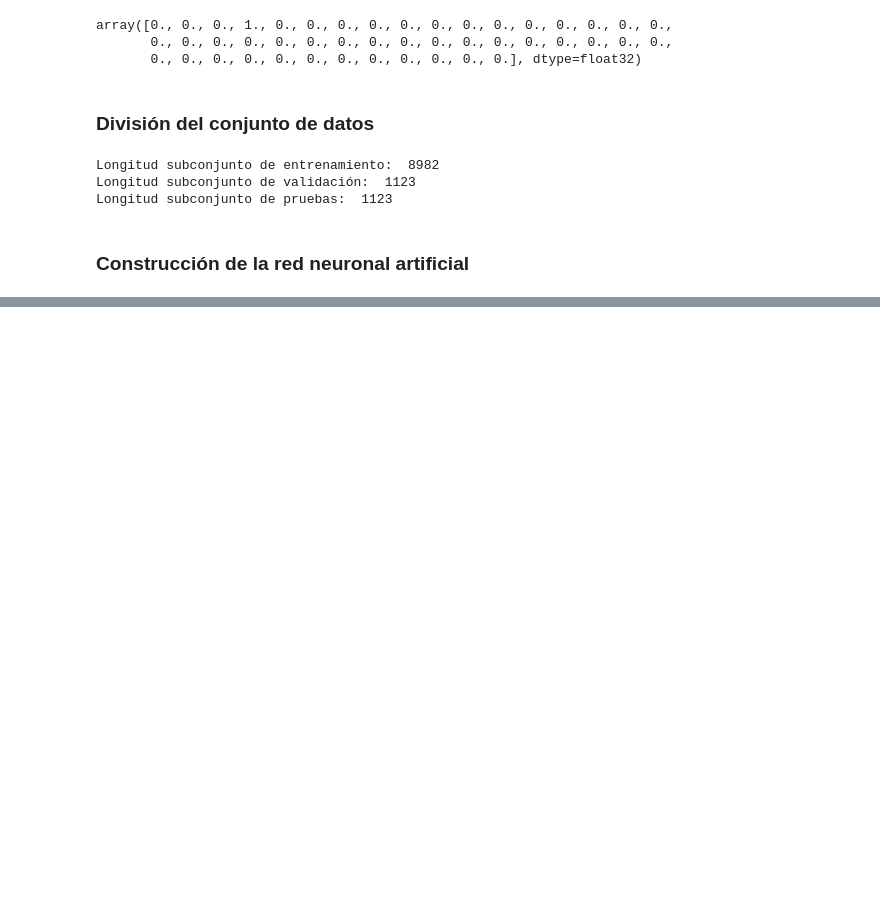
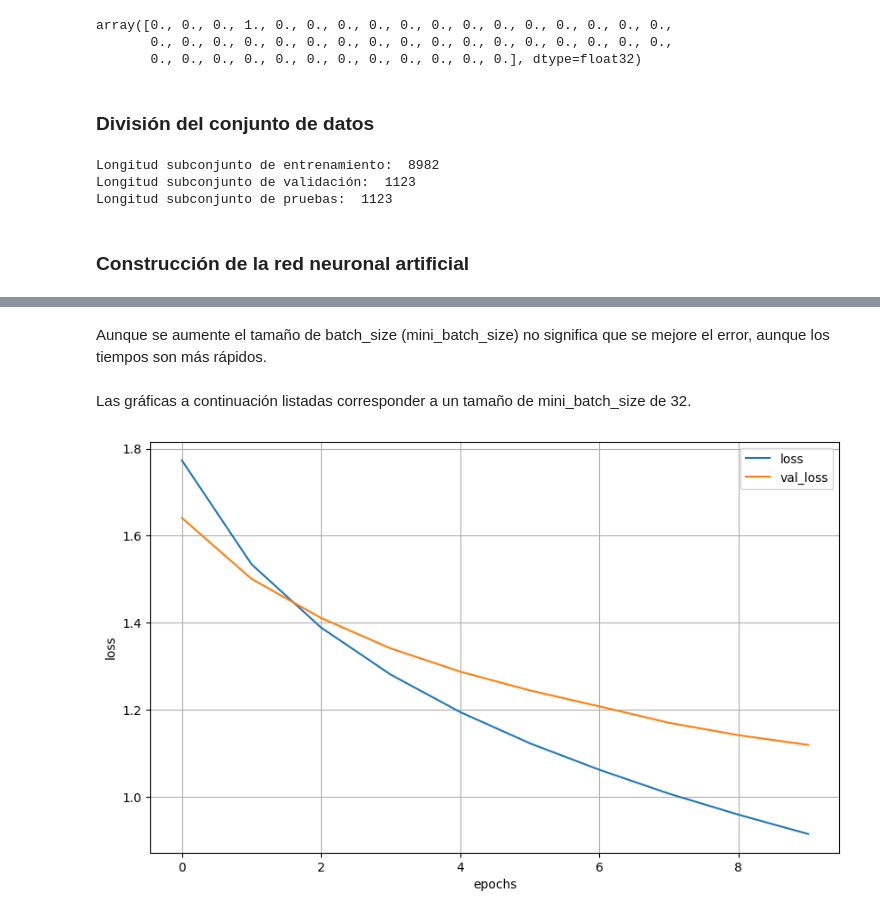
Before and after one commit to LuisPerdomo123/Inteligencia-Computacional, a Jupyter notebook: Funciones_de_Optimizacion_Caso_practivo_I.ipynb, the cells around one changed output, grey strips where cells are left out. Saved outputs shown, nothing was run; the diff lists cells and outputs as text; code cells hidden in the pictures; blank space fills up the shorter version.

```diff
--- a/Funciones_de_Optimizacion_Caso_practivo_I.ipynb
+++ b/Funciones_de_Optimizacion_Caso_practivo_I.ipynb
@@ -132,6 +134,16 @@ Longitud subconjunto de pruebas:  1123
 from tensorflow.keras import models
 from tensorflow.keras import layers
 
-moodel = models.Sequential()
-model.add()
-model.add()
+model = models.Sequential()
+model.add(layers.Dense(512, activation='relu'))
+model.add(layers.Dense(46, activation = 'softmax'))
+# %%
+from tensorflow.keras import optimizers
+
+opt_func = optimizers.SGD(learning_rate=0.01)
+# %%
+model.compile(
+    optimizer=opt_func,
+    loss='categorical_crossentropy',
+    metrics=['accuracy','Precision']
+)
@@ -137,0 +154,8 @@ model.add()
+# %%
+history=model.fit(
+    X_train,
+    Y_train,
+    epochs=10,
+    batch_size=32,
+    validation_data=(X_val, Y_val)
+)
@@ -137,0 +183,15 @@ model.add()
+# %% [markdown]
+Aunque se aumente el tamaño de batch_size (mini_batch_size) no significa que se mejore el error, aunque los tiempos son más rápidos.
+# %% [markdown]
+Las gráficas a continuación listadas corresponder a un tamaño de mini_batch_size de 32.
+# %%
+import pandas as pd
+import matplotlib.pyplot as plt
+
+pd.DataFrame(history.history)[['loss', 'val_loss']].plot(figsize=(10, 6))
+plt.grid(True)
+plt.xlabel("epochs")
+plt.ylabel("loss")
+plt.show()
+# %% [output]
+[figure, added]
```
Also changed, not shown: parts of 7 cells of this notebook.
